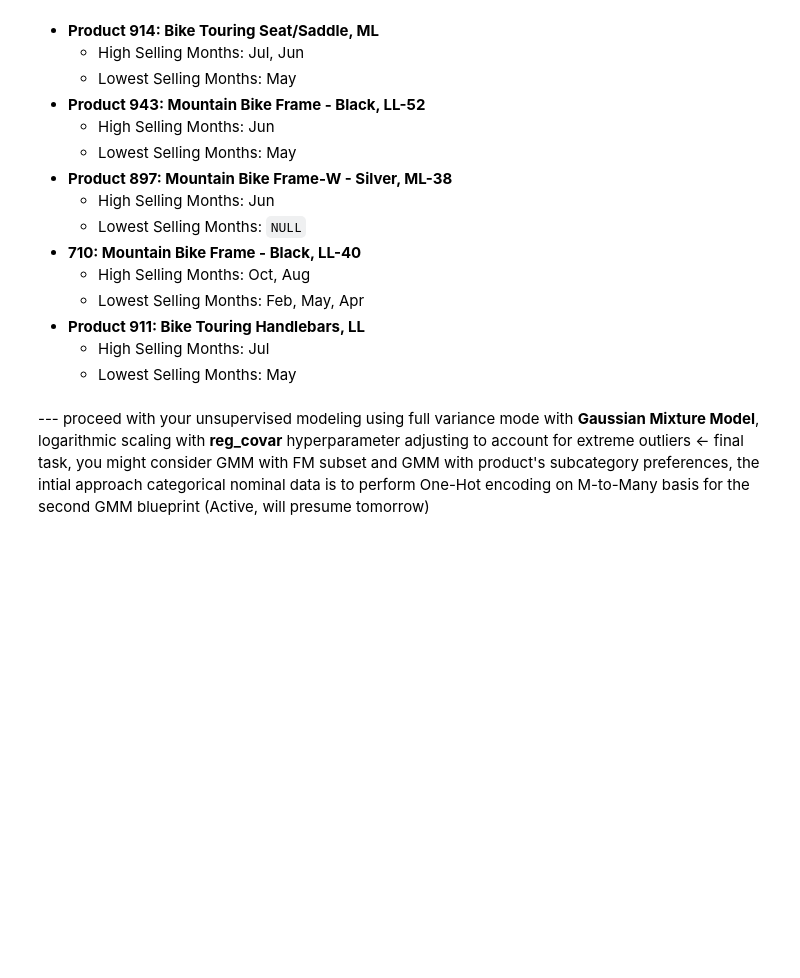
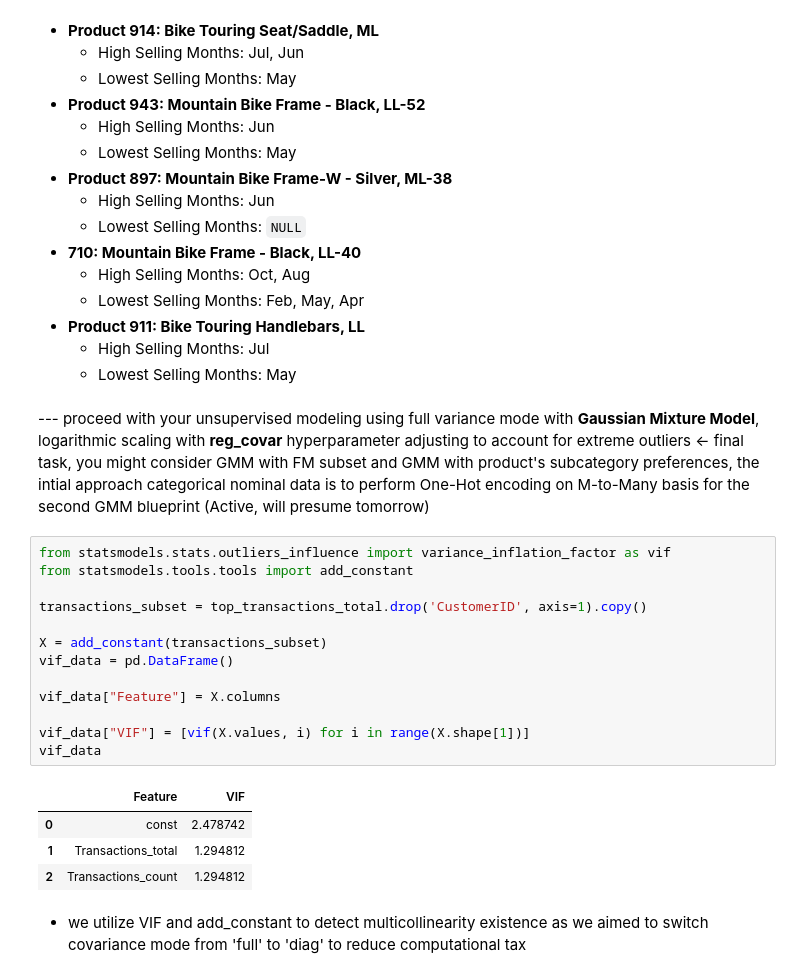
Before and after one commit to AtlasMarbx/AdventureWorks-Data-Migration-and-insight-extraction, a Jupyter notebook: EDA_process.ipynb, the cells around one changed output. Saved outputs shown, nothing was run; the diff lists cells and outputs as text; blank space fills up the shorter version.

```diff
--- a/EDA_process.ipynb
+++ b/EDA_process.ipynb
@@ -1692,3 +1692,23 @@ plt.show()
     - Lowest Selling Months: May
 # %% [markdown]
 --- proceed with your unsupervised modeling using full variance mode with **Gaussian Mixture Model**, logarithmic scaling with **reg_covar** hyperparameter adjusting to account for extreme outliers <- final task,  you might consider GMM with FM subset and GMM with product's subcategory preferences, the intial approach categorical nominal data is to perform One-Hot encoding on M-to-Many basis for the second GMM blueprint (Active, will presume tomorrow)
+# %%
+from statsmodels.stats.outliers_influence import variance_inflation_factor as vif
+from statsmodels.tools.tools import add_constant
+
+transactions_subset = top_transactions_total.drop('CustomerID', axis=1).copy()
+
+X = add_constant(transactions_subset)
+vif_data = pd.DataFrame()
+
+vif_data["Feature"] = X.columns
+
+vif_data["VIF"] = [vif(X.values, i) for i in range(X.shape[1])]
+vif_data
+# %% [output]
+|  | Feature | VIF |
+| 0 | const | 2.478742 |
+| 1 | Transactions_total | 1.294812 |
+| 2 | Transactions_count | 1.294812 |
+# %% [markdown]
+- we utilize VIF and add_constant to detect multicollinearity existence as we aimed to switch covariance mode from 'full' to 'diag' to reduce computational tax
```
Also changed, not shown: parts of 2 cells of this notebook.
